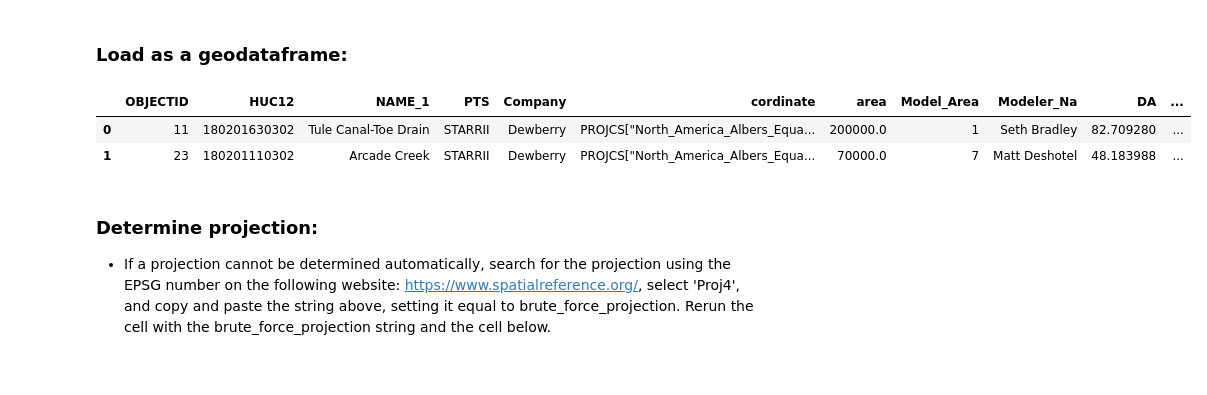
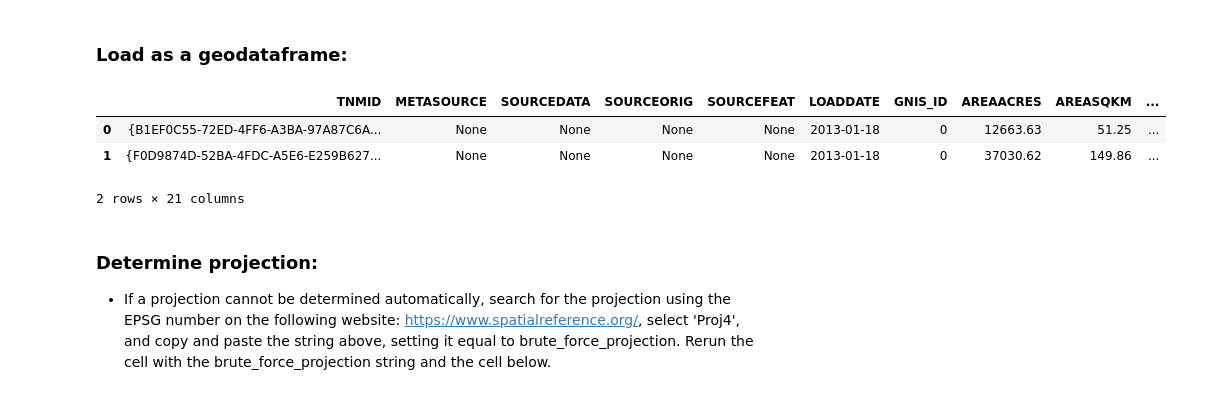
Before and after one commit to Dewberry/pfra-hydromet, a Jupyter notebook: notebooks/pluvial/PrecipTable.ipynb, the cells around one changed output. Drawn from its saved outputs; the diff is of its cells as text; code cells hidden in the pictures.

```diff
--- a/notebooks/pluvial/PrecipTable.ipynb
+++ b/notebooks/pluvial/PrecipTable.ipynb
@@ -22,11 +22,11 @@ from hydromet import*
 #### Papermill (site specific):
 # %%
 ## Filenames and fields:
-Project_Area = 'Sacramento'          # Project area name
+Project_Area = 'DesPlaines'          # Project area name
 Pluvial_Model = 'P01'                # Pluvial model name
-BCN = 'D30'                          # Domain/boundary condition name
-polygon = 'PluvialDomain_V5.shp'     # Shapefile name
-filter_field = 'Pluvial_Do'          # Attribute with in the vector polygon used for data selection
+BCN = '080702020804'                       # Domain/boundary condition name 071200040505 Kansas 102500170609 Nevada '160600140303'
+polygon = 'HUC12.shp'     # Shapefile name
+filter_field = 'HUC12'          #HUC12 Attribute with in the vector polygon used for data selection
 select_data = BCN                    # Value within the filter_field used for data selection
 
 
@@ -61,14 +61,16 @@ verbose = True
 # %% [markdown]
 ### Load as a geodataframe:
 # %%
-gdf = gpd.GeoDataFrame.from_file(polygon_dir)
+gdf = gpd.read_file(polygon_dir)
+
 check_attributes(gdf)
 
 gdf.head(2)
 # %% [output]
-|  | OBJECTID | HUC12 | NAME_1 | PTS | Company | cordinate | area | Model_Area | Modeler_Na | DA | ... |
-| 0 | 11 | 180201630302 | Tule Canal-Toe Drain | STARRII | Dewberry | PROJCS["North_America_Albers_Equa... | 200000.0 | 1 | Seth Bradley | 82.709280 | ... |
-| 1 | 23 | 180201110302 | Arcade Creek | STARRII | Dewberry | PROJCS["North_America_Albers_Equa... | 70000.0 | 7 | Matt Deshotel | 48.183988 | ... |
+|  | TNMID | METASOURCE | SOURCEDATA | SOURCEORIG | SOURCEFEAT | LOADDATE | GNIS_ID | AREAACRES | AREASQKM | ... |
+| 0 | {B1EF0C55-72ED-4FF6-A3BA-97A87C6A... | None | None | None | None | 2013-01-18 | 0 | 12663.63 | 51.25 | ... |
+| 1 | {F0D9874D-52BA-4FDC-A5E6-E259B627... | None | None | None | None | 2013-01-18 | 0 | 37030.62 | 149.86 | ... |
+2 rows × 21 columns
 # %% [markdown]
 ### Determine projection:
 - If a projection cannot be determined automatically, search for the projection using the EPSG number on the following website: https://www.spatialreference.org/, select 'Proj4', and copy and paste the string above, setting it equal to brute_force_projection. Rerun the cell with the brute_force_projection string and the cell below.
```
Also changed, not shown: parts of 10 cells of this notebook.
